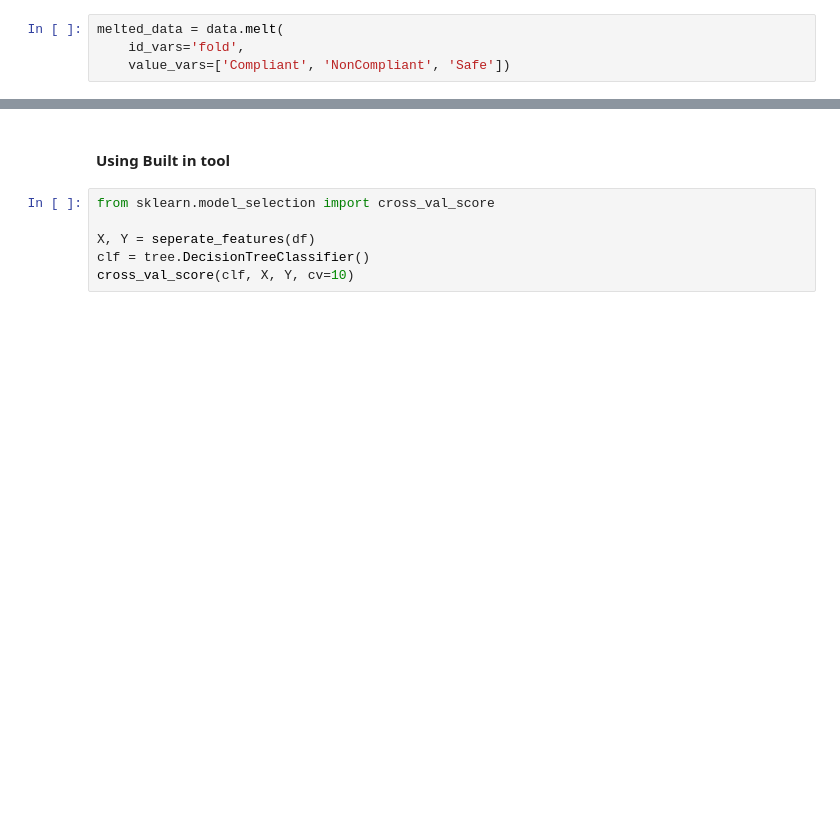
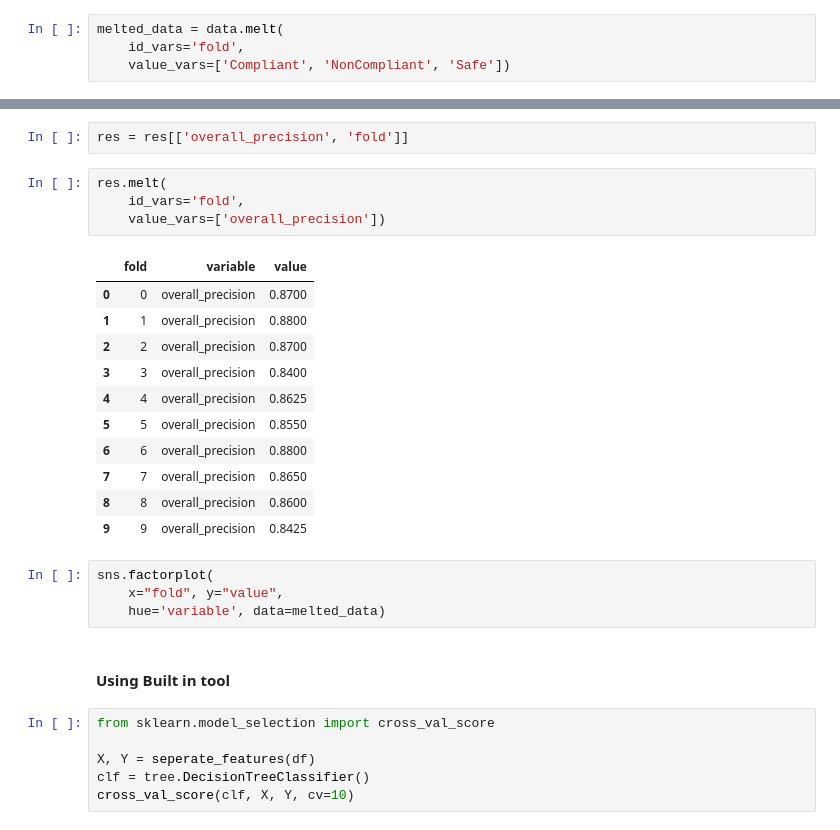
Before and after one commit to GalenWQ/CS321OshaProject, a Jupyter notebook: sklearn_tree.ipynb, the cells around one changed output, grey strips where cells are left out. Cells and saved outputs as stored; diff of their text form; blank space fills up the shorter version.

```diff
--- a/sklearn_tree.ipynb
+++ b/sklearn_tree.ipynb
@@ -152,3 +169,25 @@ sns.factorplot(
+# %%
+res = res[['overall_precision', 'fold']]
+# %%
+res.melt(
+    id_vars='fold',
+    value_vars=['overall_precision'])
+# %% [output]
+|  | fold | variable | value |
+| 0 | 0 | overall_precision | 0.8700 |
+| 1 | 1 | overall_precision | 0.8800 |
+| 2 | 2 | overall_precision | 0.8700 |
+| 3 | 3 | overall_precision | 0.8400 |
+| 4 | 4 | overall_precision | 0.8625 |
+| 5 | 5 | overall_precision | 0.8550 |
+| 6 | 6 | overall_precision | 0.8800 |
+| 7 | 7 | overall_precision | 0.8650 |
+| 8 | 8 | overall_precision | 0.8600 |
+| 9 | 9 | overall_precision | 0.8425 |
+# %%
+sns.factorplot(
+    x="fold", y="value",
+    hue='variable', data=melted_data)
 # %% [markdown]
 #### Using Built in tool
 # %%
```
Also changed, not shown: parts of 4 cells of this notebook, 1 other file.
